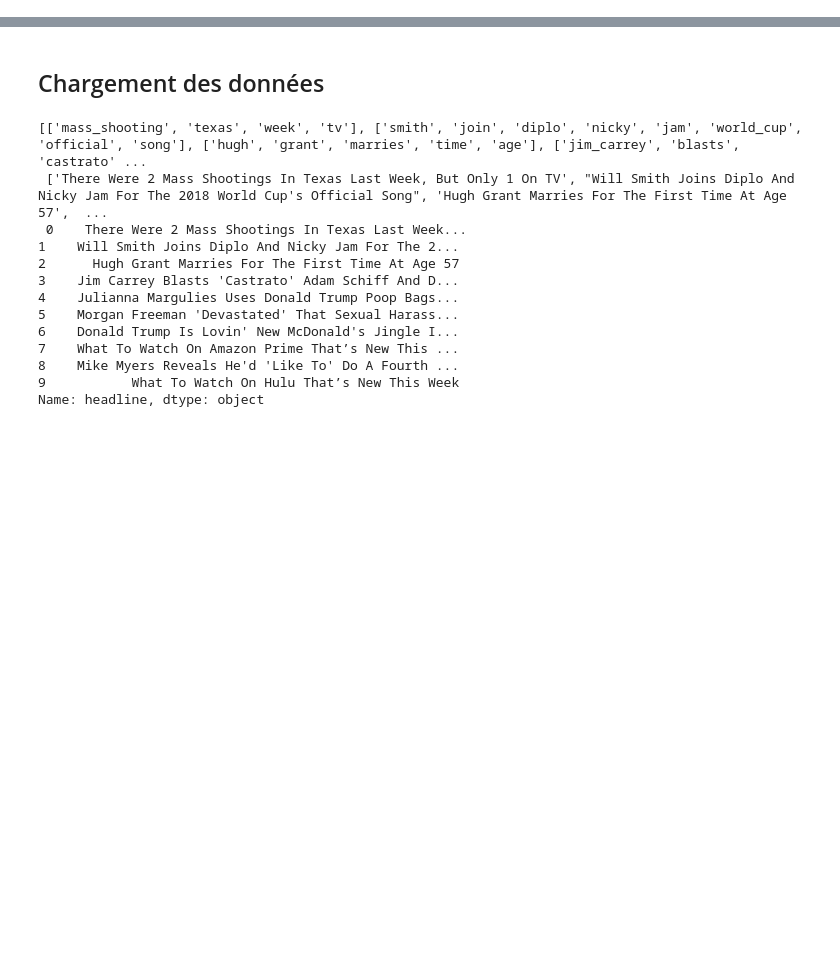
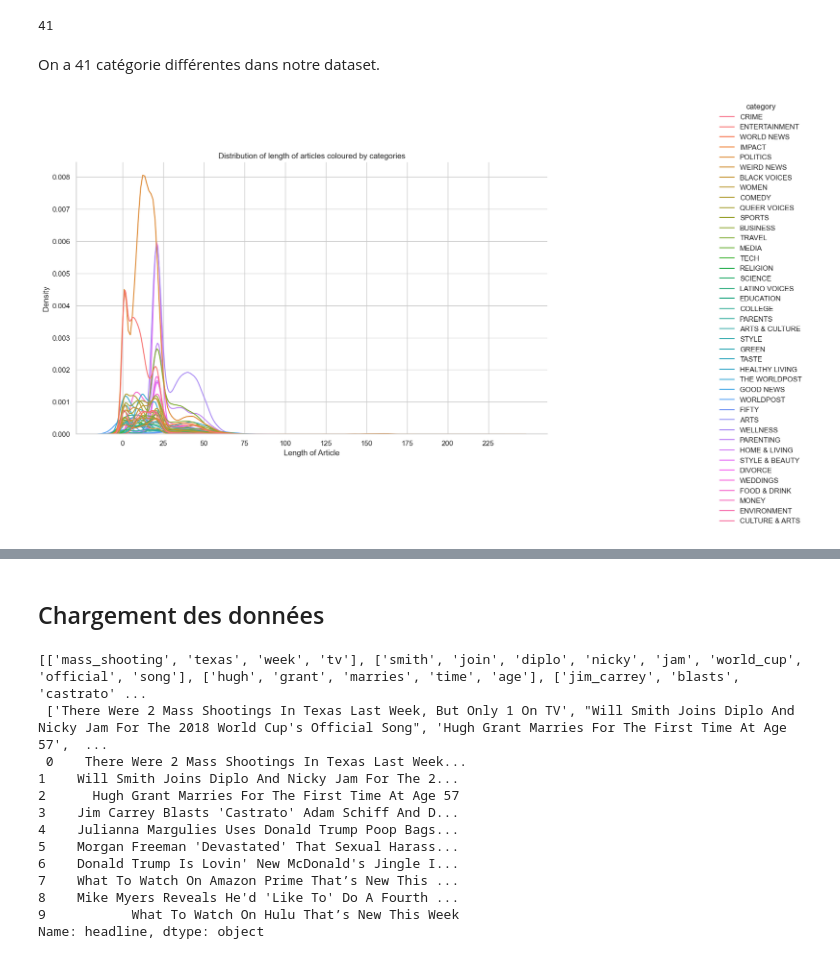
Before and after one commit to Daitori/NLP, a Jupyter notebook: main.ipynb, the cells around one changed output, grey strips where cells are left out. Cells and saved outputs as stored; diff of their text form; code cells hidden in the pictures; blank space fills up the shorter version.

```diff
--- a/main.ipynb
+++ b/main.ipynb
@@ -16,0 +42,4 @@ warnings.simplefilter(action='ignore', category=FutureWarning)
+# %%
+# data loading
+dataset = pd.read_json("News_Category_Dataset_v2.json", lines=True, dtype={"headline": str})
+dataset.head()
@@ -16,0 +364,15 @@ warnings.simplefilter(action='ignore', category=FutureWarning)
+# %%
+dataset['category'].nunique()
+# %% [output]
+41
+# %% [markdown]
+
+On a 41 catégorie différentes dans notre dataset.
+# %%
+sns.set(style = 'whitegrid')
+figu = sns.displot(x = dataset['short_description'].str.split(' ').apply(len), hue = dataset['category'], kind = 'kde')
+figu.figure.set_size_inches(18,7)
+figu.set(title = f'Distribution of length of articles coloured by categories', xlabel = 'Length of Article', xticks = range(0,250,25))
+plt.show()
+# %% [output]
+[figure, added]
```
Also changed, not shown: parts of 26 cells of this notebook, 1 other file.
